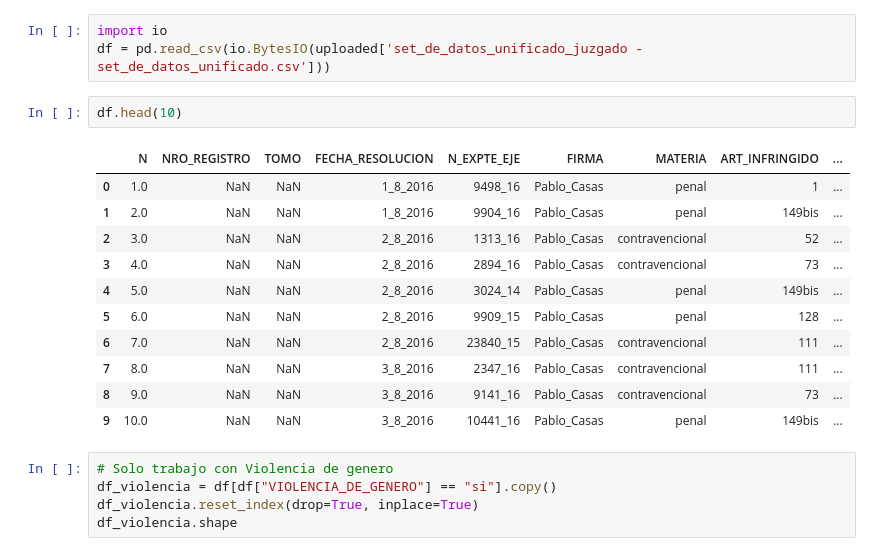
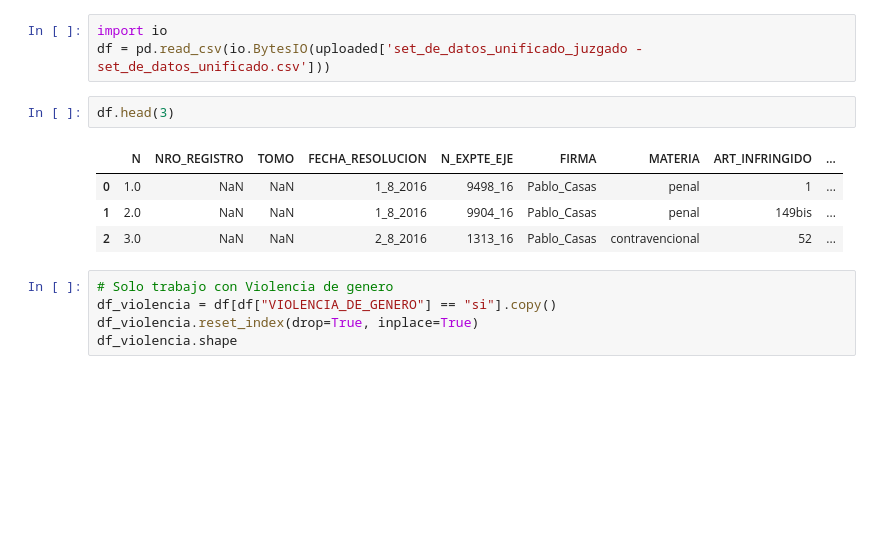
Before and after one commit to GabrielaCA88/ODSL, a Jupyter notebook: Tratamiento_de_Nans.ipynb, the cells around one changed output. Drawn from its saved outputs; the diff is of its cells as text; blank space fills up the shorter version.

```diff
--- a/Tratamiento_de_Nans.ipynb
+++ b/Tratamiento_de_Nans.ipynb
@@ -17,19 +17,12 @@ Saving set_de_datos_unificado_juzgado - set_de_datos_unificado.csv to set_de_dat
 import io
 df = pd.read_csv(io.BytesIO(uploaded['set_de_datos_unificado_juzgado - set_de_datos_unificado.csv']))
 # %%
-df.head(10)
+df.head(3)
 # %% [output]
 |  | N | NRO_REGISTRO | TOMO | FECHA_RESOLUCION | N_EXPTE_EJE | FIRMA | MATERIA | ART_INFRINGIDO | ... |
 | 0 | 1.0 | NaN | NaN | 1_8_2016 | 9498_16 | Pablo_Casas | penal | 1 | ... |
 | 1 | 2.0 | NaN | NaN | 1_8_2016 | 9904_16 | Pablo_Casas | penal | 149bis | ... |
 | 2 | 3.0 | NaN | NaN | 2_8_2016 | 1313_16 | Pablo_Casas | contravencional | 52 | ... |
-| 3 | 4.0 | NaN | NaN | 2_8_2016 | 2894_16 | Pablo_Casas | contravencional | 73 | ... |
-| 4 | 5.0 | NaN | NaN | 2_8_2016 | 3024_14 | Pablo_Casas | penal | 149bis | ... |
-| 5 | 6.0 | NaN | NaN | 2_8_2016 | 9909_15 | Pablo_Casas | penal | 128 | ... |
-| 6 | 7.0 | NaN | NaN | 2_8_2016 | 23840_15 | Pablo_Casas | contravencional | 111 | ... |
-| 7 | 8.0 | NaN | NaN | 3_8_2016 | 2347_16 | Pablo_Casas | contravencional | 111 | ... |
-| 8 | 9.0 | NaN | NaN | 3_8_2016 | 9141_16 | Pablo_Casas | contravencional | 73 | ... |
-| 9 | 10.0 | NaN | NaN | 3_8_2016 | 10441_16 | Pablo_Casas | penal | 149bis | ... |
 # %%
 # Solo trabajo con Violencia de genero
 df_violencia = df[df["VIOLENCIA_DE_GENERO"] == "si"].copy()
```
Also changed, not shown: parts of 15 cells of this notebook.
